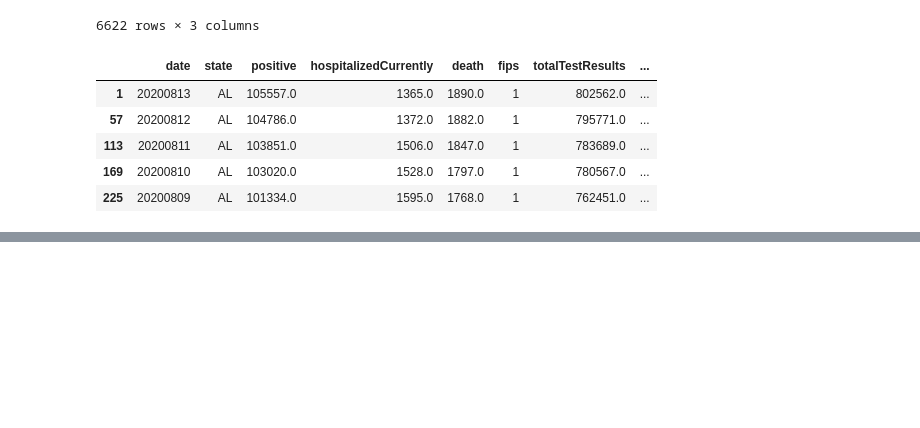
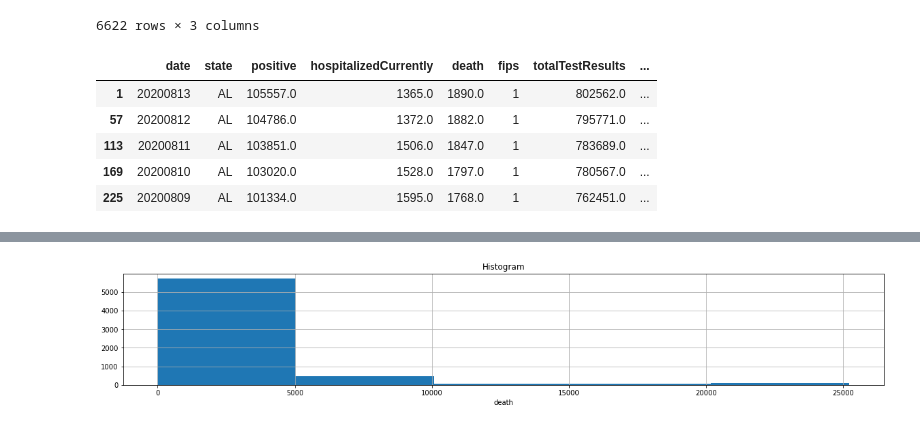
Before and after one commit to elizabethqiu/2020-wwcode-dshackathon-covid19ml, a Jupyter notebook: wwwcode-hackathon.ipynb, the cells around one changed output, grey strips where cells are left out. Saved outputs shown, nothing was run; the diff lists cells and outputs as text; code cells hidden in the pictures; blank space fills up the shorter version.

```diff
--- a/wwwcode-hackathon.ipynb
+++ b/wwwcode-hackathon.ipynb
@@ -350,0 +391,7 @@ df_states.head()
+# %%
+# plot histogram of death
+df_states.death.hist(bins=5, figsize=(20,3))
+plt.xlabel('death')
+plt.title('Histogram');
+# %% [output]
+[figure, added]
```
Also changed, not shown: parts of 38 cells of this notebook.
